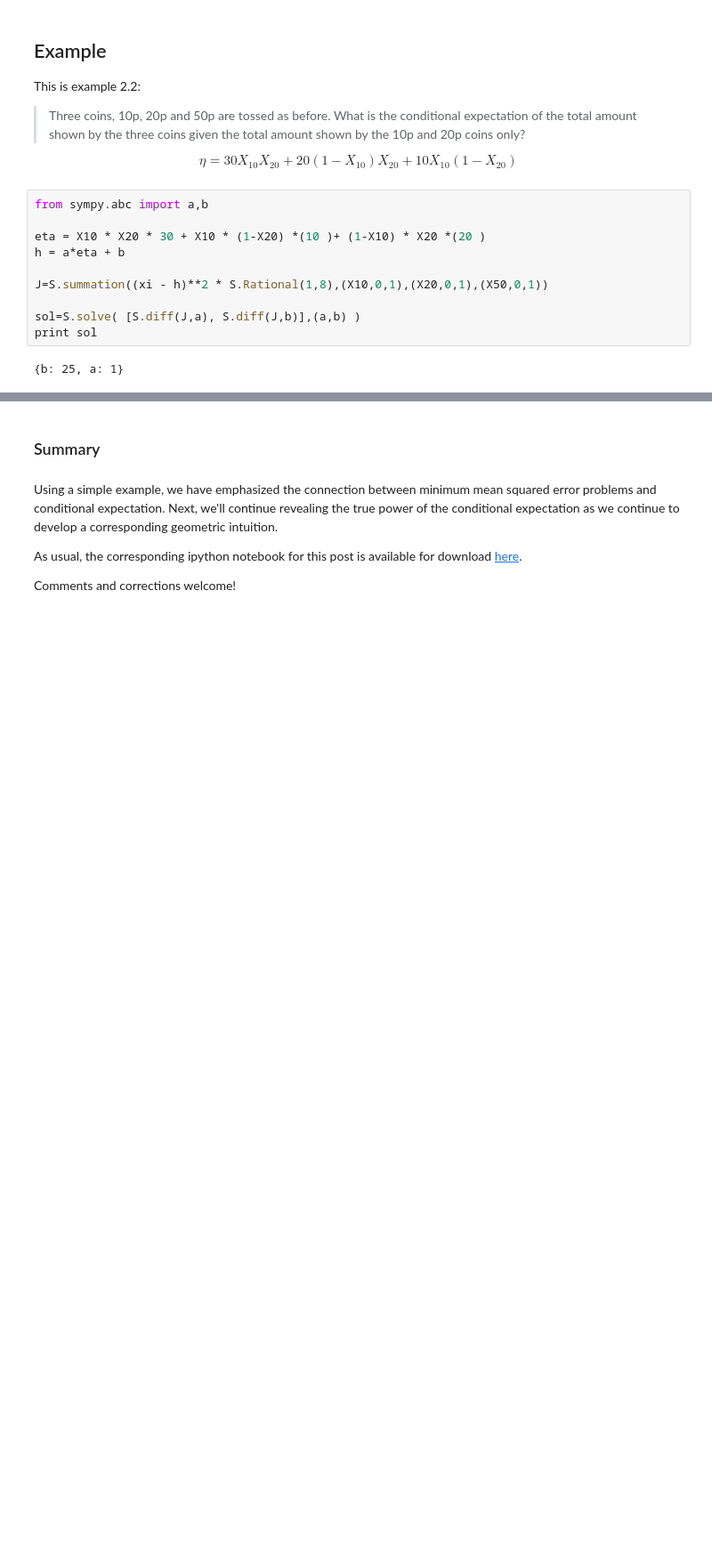
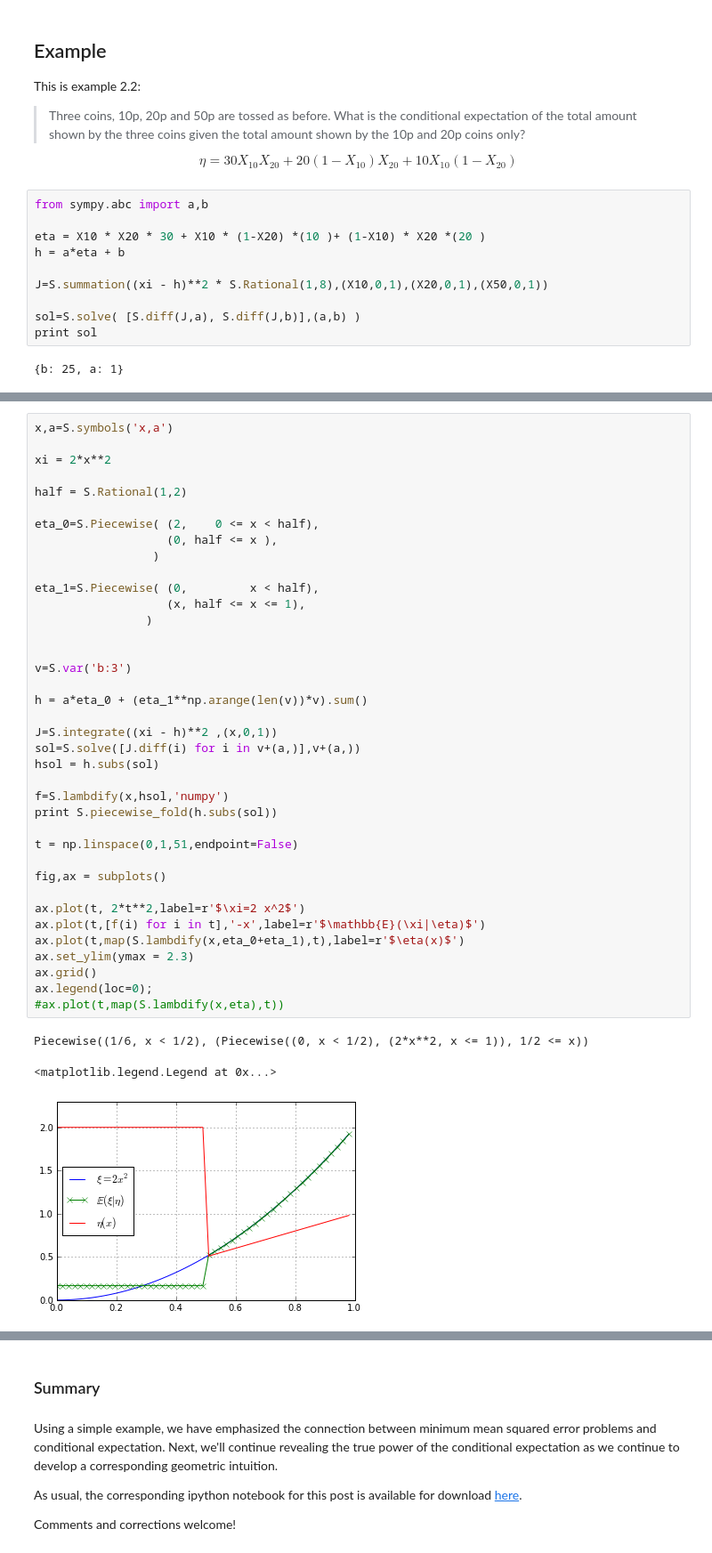
Before and after one commit to unpingco/Python-for-Signal-Processing, a Jupyter notebook: Conditional_expectation_MSE_Ex.ipynb, the cells around one changed output, grey strips where cells are left out. Shown: that part at 89% size. Cells and saved outputs as stored; diff of their text form; blank space fills up the shorter version.

```diff
--- a/Conditional_expectation_MSE_Ex.ipynb
+++ b/Conditional_expectation_MSE_Ex.ipynb
@@ -114,0 +173,42 @@ print np.dot(x[:,y==30].T,array([10,20,50])).mean()
+# %%
+x,a=S.symbols('x,a')
+
+xi = 2*x**2
+
+half = S.Rational(1,2)
+
+eta_0=S.Piecewise( (2,    0 <= x < half),
+                   (0, half <= x ),
+                 )
+
+eta_1=S.Piecewise( (0,         x < half),
+                   (x, half <= x <= 1),
+                )
+
+
+v=S.var('b:3')
+
+h = a*eta_0 + (eta_1**np.arange(len(v))*v).sum()
+
+J=S.integrate((xi - h)**2 ,(x,0,1))
+sol=S.solve([J.diff(i) for i in v+(a,)],v+(a,))
+hsol = h.subs(sol)
+
+f=S.lambdify(x,hsol,'numpy')
+print S.piecewise_fold(h.subs(sol))
+
+t = np.linspace(0,1,51,endpoint=False)
+
+fig,ax = subplots()
+
+ax.plot(t, 2*t**2,label=r'$\xi=2 x^2$')
+ax.plot(t,[f(i) for i in t],'-x',label=r'$\mathbb{E}(\xi|\eta)$')
+ax.plot(t,map(S.lambdify(x,eta_0+eta_1),t),label=r'$\eta(x)$')
+ax.set_ylim(ymax = 2.3)
+ax.grid()
+ax.legend(loc=0);
+#ax.plot(t,map(S.lambdify(x,eta),t))
+# %% [output]
+Piecewise((1/6, x < 1/2), (Piecewise((0, x < 1/2), (2*x**2, x <= 1)), 1/2 <= x))
+<matplotlib.legend.Legend at 0x...>
+[figure, added]
```
Also changed, not shown: parts of 14 cells of this notebook.
